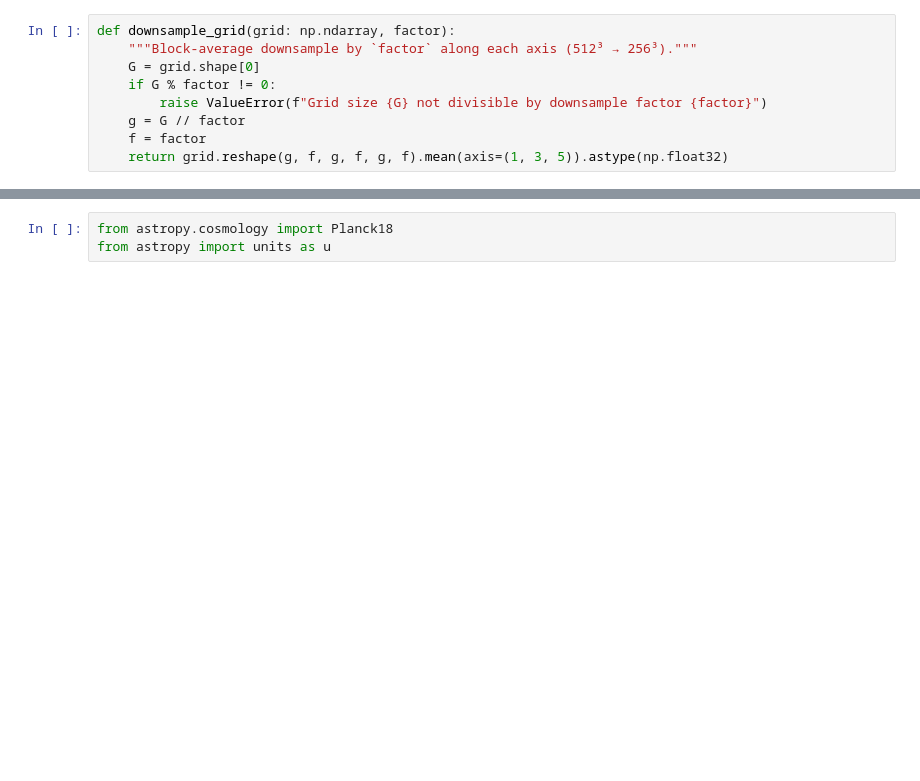
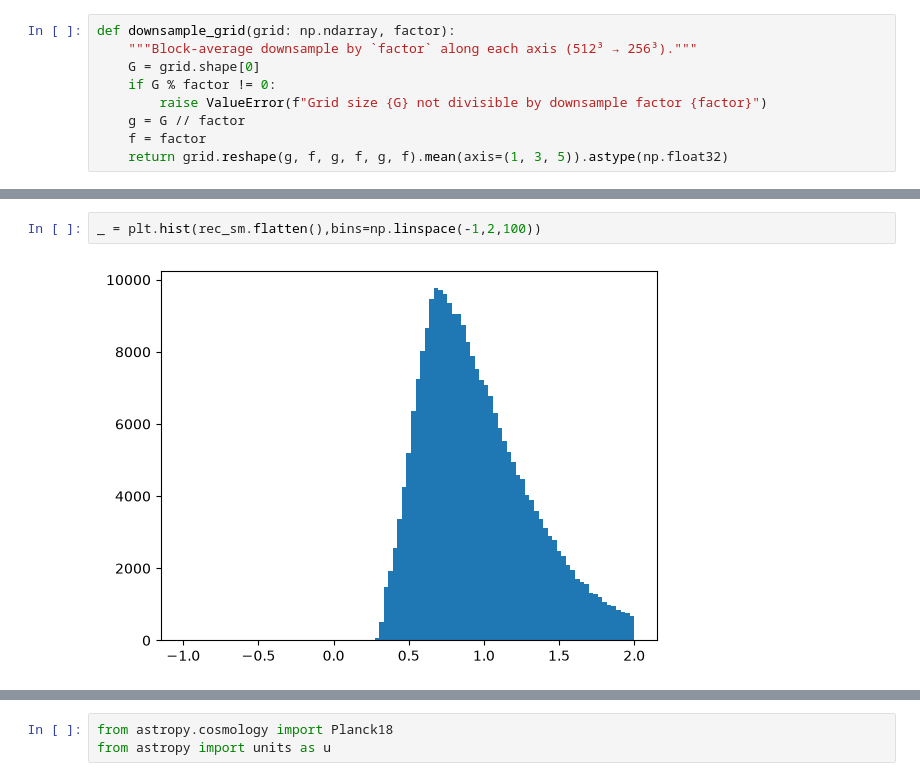
Before and after one commit to lizihao1008/recon_jax, a Jupyter notebook: demo.ipynb, the cells around one changed output, grey strips where cells are left out. Saved outputs shown, nothing was run; the diff lists cells and outputs as text; blank space fills up the shorter version.

```diff
--- a/demo.ipynb
+++ b/demo.ipynb
@@ -180,0 +184,4 @@ cfg_sim: box=160.0 cMpc/h, z=7.14, a_final=0.1229
+# %%
+_ = plt.hist(rec_sm.flatten(),bins=np.linspace(-1,2,100))
+# %% [output]
+[figure, added]
```
Also changed, not shown: parts of 13 cells of this notebook, 9 other files.
